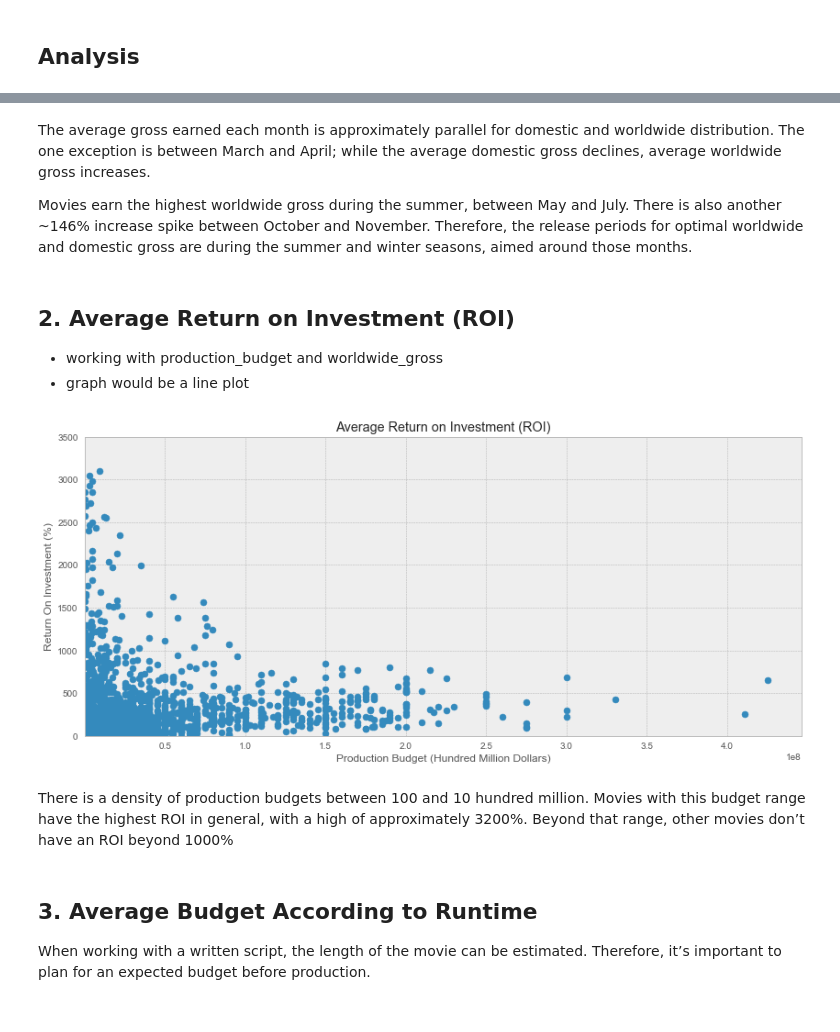
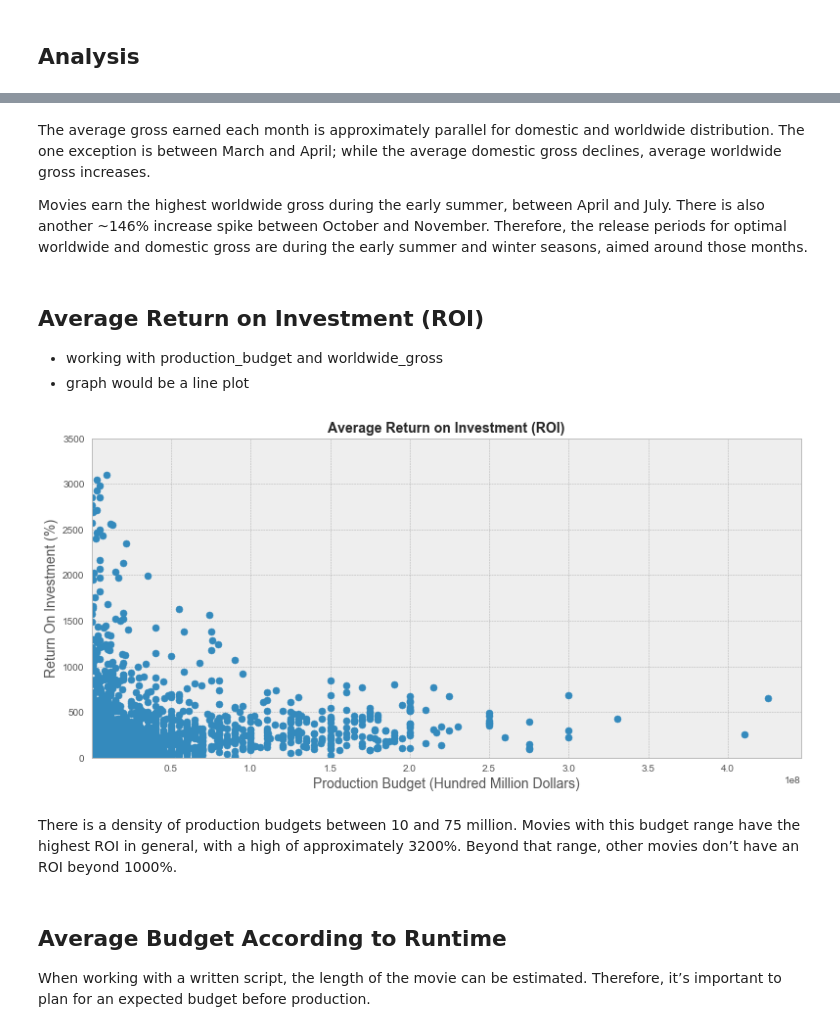
Before and after one commit to sidneykung/Movie-Data-Analysis, a Jupyter notebook: final_analysis.ipynb, the cells around one changed output, grey strips where cells are left out. Drawn from its saved outputs; the diff is of its cells as text; code cells hidden in the pictures.

```diff
--- a/final_analysis.ipynb
+++ b/final_analysis.ipynb
@@ -82,9 +82,9 @@ plt.show()
 # %% [markdown]
 The average gross earned each month is approximately parallel for domestic and worldwide distribution. The one exception is between March and April; while the average domestic gross declines, average worldwide gross increases.
 
-Movies earn the highest worldwide gross during the summer, between May and July. There is also another ~146% increase spike between October and November. Therefore, the release periods for optimal worldwide and domestic gross are during the summer and winter seasons, aimed around those months.
+Movies earn the highest worldwide gross during the early summer, between April and July. There is also another ~146% increase spike between October and November. Therefore, the release periods for optimal worldwide and domestic gross are during the early summer and winter seasons, aimed around those months.
 # %% [markdown]
-## 2. Average Return on Investment (ROI)
+## Average Return on Investment (ROI)
 - working with production_budget and worldwide_gross
 - graph would be a line plot
 # %%
@@ -93,29 +93,29 @@ all_movies['roi'] = (all_movies['worldwide_gross'] / all_movies['production_budg
 # %%
 # x-axis
 prod_budget = all_movies['production_budget']
 # y-axis
 roi = all_movies['roi']
 
 # creating a scatter plot
 plt.style.use('bmh')
-fig, ax = plt.subplots(figsize=(14,6))
+fig, ax = plt.subplots(figsize=(13,6))
 roi_plot = ax.scatter(prod_budget, roi)
 
 # setting title, axis labels and limits
-ax.set_xlabel('Production Budget (Hundred Million Dollars)')
-ax.set_ylabel('Return On Investment (%)')
-ax.set_title('Average Return on Investment (ROI)')
+ax.set_xlabel('Production Budget (Hundred Million Dollars)', fontsize=14)
+ax.set_ylabel('Return On Investment (%)', fontsize=14)
+ax.set_title('Average Return on Investment (ROI)', fontsize=14, weight='bold')
 ax.set_xlim(.1)
 ax.set_ylim(0, 3500)
 
-plt.savefig('visualizations/avg_roi.pdf')
+plt.savefig('visualizations/avg_roi.png', bbox_inches = "tight", pad_inches=.5)
 plt.show()
 # %% [output]
-[figure, old version]
+[figure, new version]
 # %% [markdown]
-There is a density of production budgets between 100 and 10 hundred million. Movies with this budget range have the highest ROI in general, with a high of approximately 3200%. Beyond that range, other movies don’t have an ROI beyond 1000%
+There is a density of production budgets between 10 and 75 million. Movies with this budget range have the highest ROI in general, with a high of approximately 3200%. Beyond that range, other movies don’t have an ROI beyond 1000%.
 # %% [markdown]
-## 3. Average Budget According to Runtime
+## Average Budget According to Runtime
 When working with a written script, the length of the movie can be estimated. Therefore, it’s important to plan for an expected budget before production.
 # %%
 # calculating revenue for each movie by vectorizing 'worldwide_gross' and 'budget', and creating a new column 'revenue'
```
Also changed, not shown: parts of 17 cells of this notebook, 1 other file.
